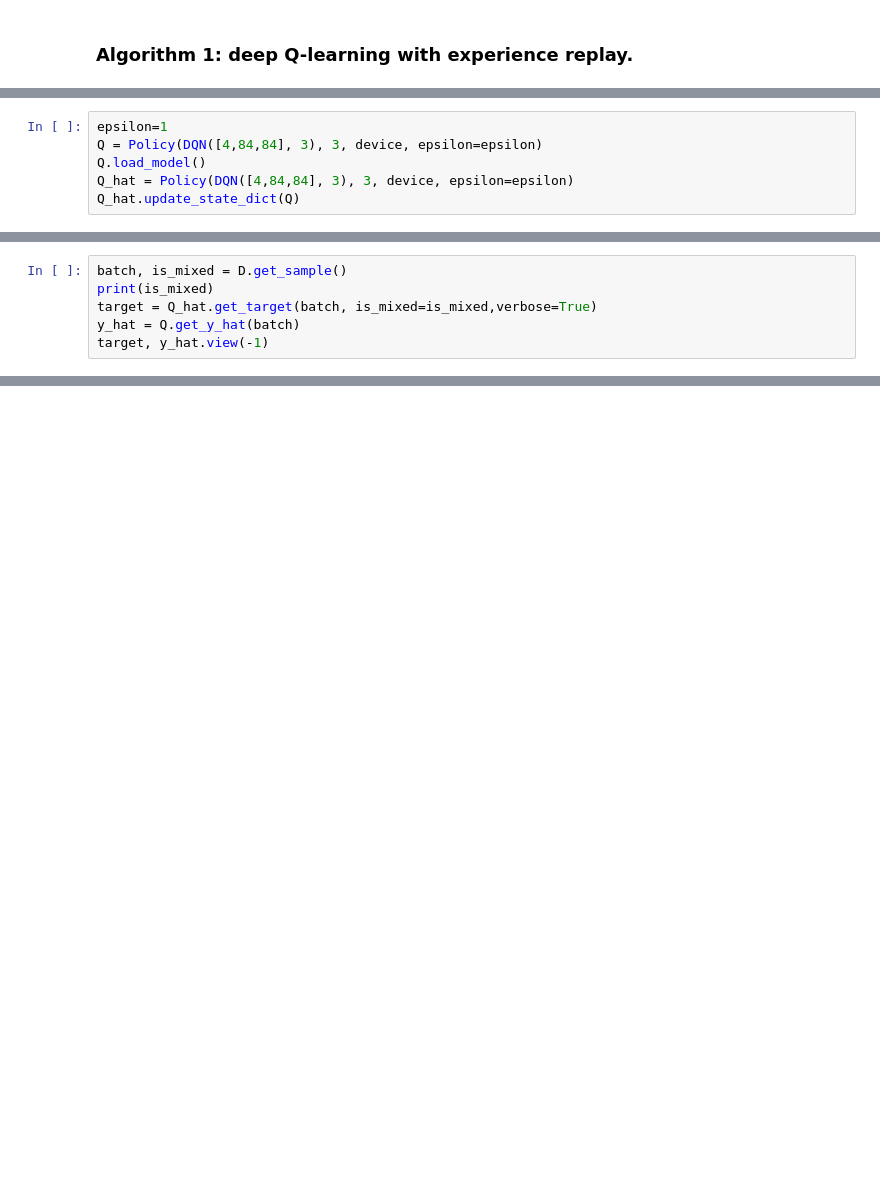
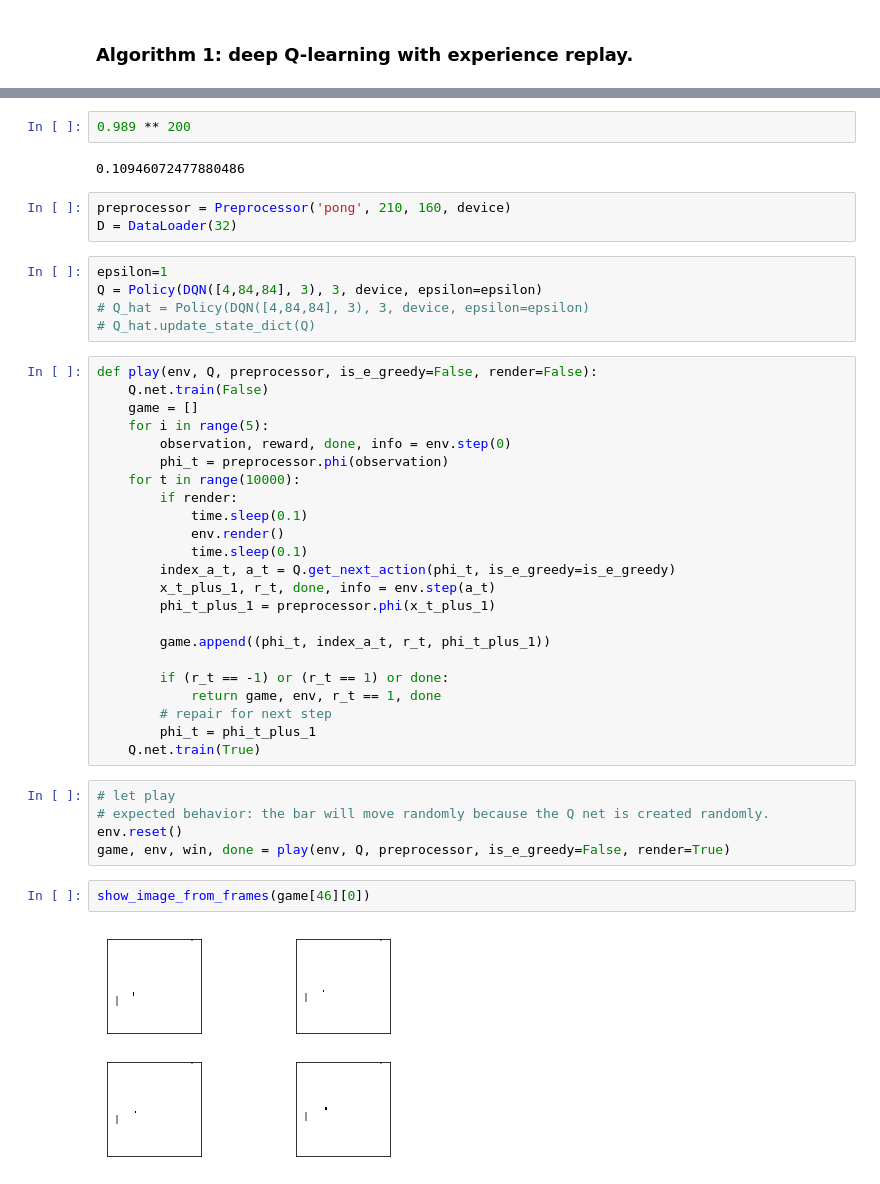
Before and after one commit to quangvu0702/RL_Challenge, a Jupyter notebook: 003 Week 3 Value Function Approximation and DQN.ipynb, the cells around one changed output, grey strips where cells are left out. Saved outputs shown, nothing was run; the diff lists cells and outputs as text; blank space fills up the shorter version.

```diff
--- a/003 Week 3 Value Function Approximation and DQN.ipynb
+++ b/003 Week 3 Value Function Approximation and DQN.ipynb
@@ -468,6 +369,0 @@ D = DataLoader(32)
-# %%
-epsilon=1
-Q = Policy(DQN([4,84,84], 3), 3, device, epsilon=epsilon)
-Q.load_model()
-Q_hat = Policy(DQN([4,84,84], 3), 3, device, epsilon=epsilon)
-Q_hat.update_state_dict(Q)
@@ -541,6 +369,0 @@ Q.save_model()
-# %%
-batch, is_mixed = D.get_sample()
-print(is_mixed)
-target = Q_hat.get_target(batch, is_mixed=is_mixed,verbose=True)
-y_hat = Q.get_y_hat(batch)
-target, y_hat.view(-1)
@@ -546,0 +472,44 @@ target, y_hat.view(-1)
+# %%
+0.989 ** 200
+# %% [output]
+0.10946072477880486
+# %%
+preprocessor = Preprocessor('pong', 210, 160, device)
+D = DataLoader(32)
+# %%
+epsilon=1
+Q = Policy(DQN([4,84,84], 3), 3, device, epsilon=epsilon)
+# Q_hat = Policy(DQN([4,84,84], 3), 3, device, epsilon=epsilon)
+# Q_hat.update_state_dict(Q)
+# %%
+def play(env, Q, preprocessor, is_e_greedy=False, render=False):
+    Q.net.train(False)
+    game = []
+    for i in range(5):
+        observation, reward, done, info = env.step(0)
+        phi_t = preprocessor.phi(observation)
+    for t in range(10000):
+        if render:
+            time.sleep(0.1)
+            env.render()
+            time.sleep(0.1)
+        index_a_t, a_t = Q.get_next_action(phi_t, is_e_greedy=is_e_greedy)
+        x_t_plus_1, r_t, done, info = env.step(a_t)
+        phi_t_plus_1 = preprocessor.phi(x_t_plus_1)
+
+        game.append((phi_t, index_a_t, r_t, phi_t_plus_1))
+
+        if (r_t == -1) or (r_t == 1) or done:
+            return game, env, r_t == 1, done
+        # repair for next step
+        phi_t = phi_t_plus_1
+    Q.net.train(True)
+# %%
+# let play
+# expected behavior: the bar will move randomly because the Q net is created randomly.
+env.reset()
+game, env, win, done = play(env, Q, preprocessor, is_e_greedy=False, render=True)
+# %%
+show_image_from_frames(game[46][0])
+# %% [output]
+[figure, added]
```
Also changed, not shown: parts of 82 cells of this notebook, 1 other file.
